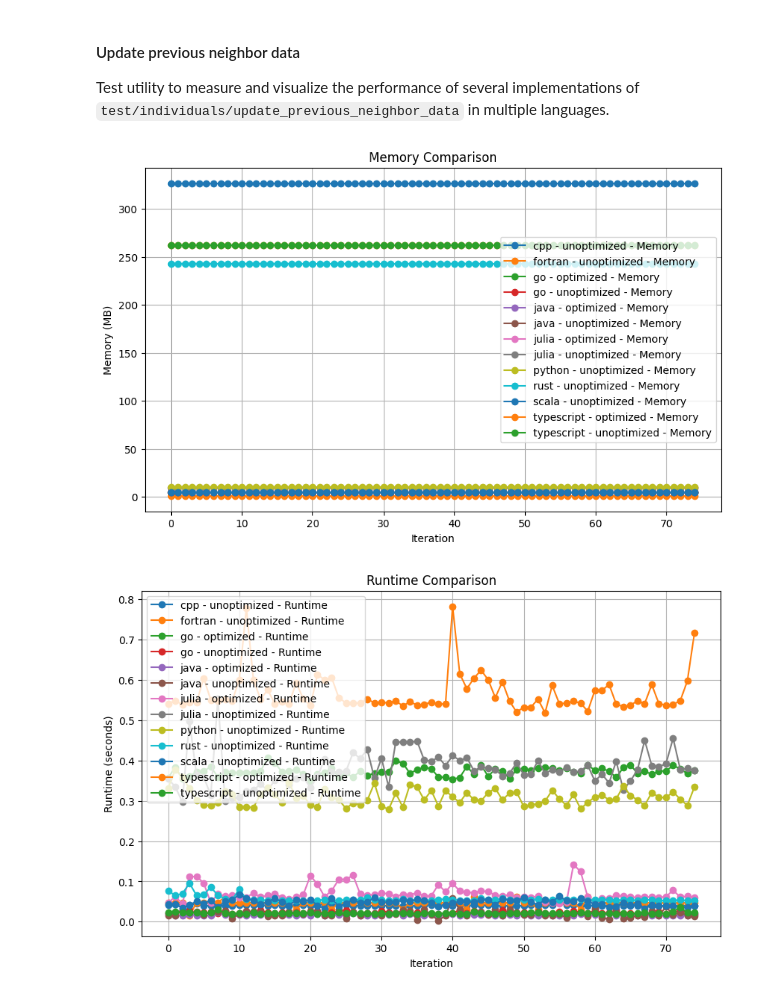
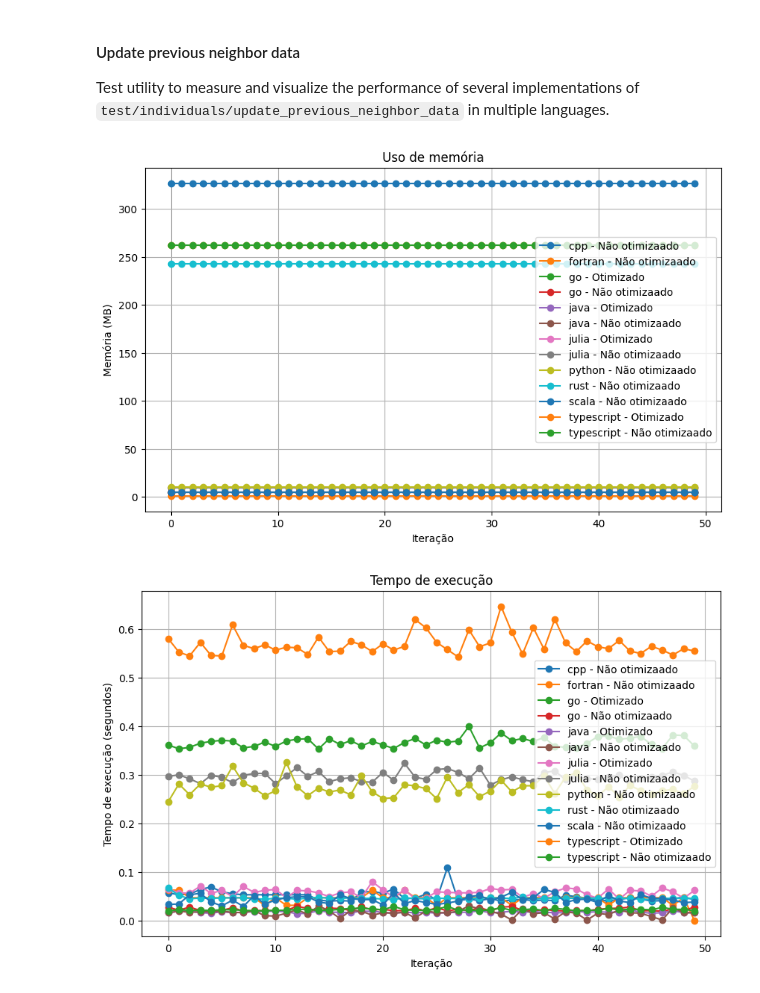
Before and after one commit to obielwb/pandemica, a Jupyter notebook: individuals/update_previous_neighbor_data/visualization.ipynb, the cells around one changed output. Drawn from its saved outputs; the diff is of its cells as text; code cells hidden in the pictures.

Commit message:
chore(update_previous_neighbor_data): translate charts and fix cpp and java compilation

```diff
--- a/individuals/update_previous_neighbor_data/visualization.ipynb
+++ b/individuals/update_previous_neighbor_data/visualization.ipynb
@@ -48,7 +48,7 @@ language_commands = {
   },
   "java": {
     "build": "javac ./java/{version}/Main.java",
-    "test": "java -cp " + str(Path(os.getcwd()).parent.parent.parent) + " test.individuals.update_previous_neighbor_data.java.{version}.Main"
+    "test": "java -cp " + str(Path(os.getcwd()).parent.parent) + " individuals.update_previous_neighbor_data.java.{version}.Main"
   },
   "julia": {
     "test": "julia ./julia/{version}/main.jl"
@@ -85,7 +85,7 @@ import csv
 import os
 
 
-ITERATIONS = 75
+ITERATIONS = 50
 tested_languages_data = []
 
 for language_to_test in languages_to_test:
@@ -135,40 +135,40 @@ runtime_data = []
 
 for tested_language_data in tested_languages_data:
     csv_file_path = tested_language_data["csv_file_path"]
     test_name = f"{tested_language_data['language']} - {tested_language_data['version']}"
 
     test_data = []
     with open(csv_file_path, mode="r") as file:
         reader = csv.DictReader(file)
         for row in reader:
             test_data.append(row)
 
     iterations = [int(data["Iteration"]) for data in test_data]
     memory_values = [float(data["Memory"]) / 1024 / 1024 for data in test_data]
     runtime_values = [float(data["Runtime"]) for data in test_data]
 
     memory_data.append((test_name, iterations, memory_values))
     runtime_data.append((test_name, iterations, runtime_values))
 
 plt.figure(figsize=(10, 6))
 for test_name, iterations, memory_values in memory_data:
-    plt.plot(iterations, memory_values, marker="o", label=f"{test_name} - Memory")
-plt.xlabel("Iteration")
-plt.ylabel("Memory (MB)")
-plt.title("Memory Comparison")
+    plt.plot(iterations, memory_values, marker="o", label=f"{str(test_name).replace('unoptimized', 'Não otimizaado').replace('optimized', 'Otimizado')}")
+plt.xlabel("Iteração")
+plt.ylabel("Memória (MB)")
+plt.title("Uso de memória")
 plt.legend()
 plt.grid(True)
 plt.show()
 
 plt.figure(figsize=(10, 6))
 for test_name, iterations, runtime_values in runtime_data:
-    plt.plot(iterations, runtime_values, marker="o", label=f"{test_name} - Runtime")
-plt.xlabel("Iteration")
-plt.ylabel("Runtime (seconds)")
-plt.title("Runtime Comparison")
+    plt.plot(iterations, runtime_values, marker="o", label=f"{str(test_name).replace('unoptimized', 'Não otimizaado').replace('optimized', 'Otimizado')}")
+plt.xlabel("Iteração")
+plt.ylabel("Tempo de execução (segundos)")
+plt.title("Tempo de execução")
 plt.legend()
 plt.grid(True)
 plt.show()
 # %% [output]
-[figure, old version]
+[figure, new version]
-[figure, old version]
+[figure, new version]
```
Also changed, not shown: 41 other files.
